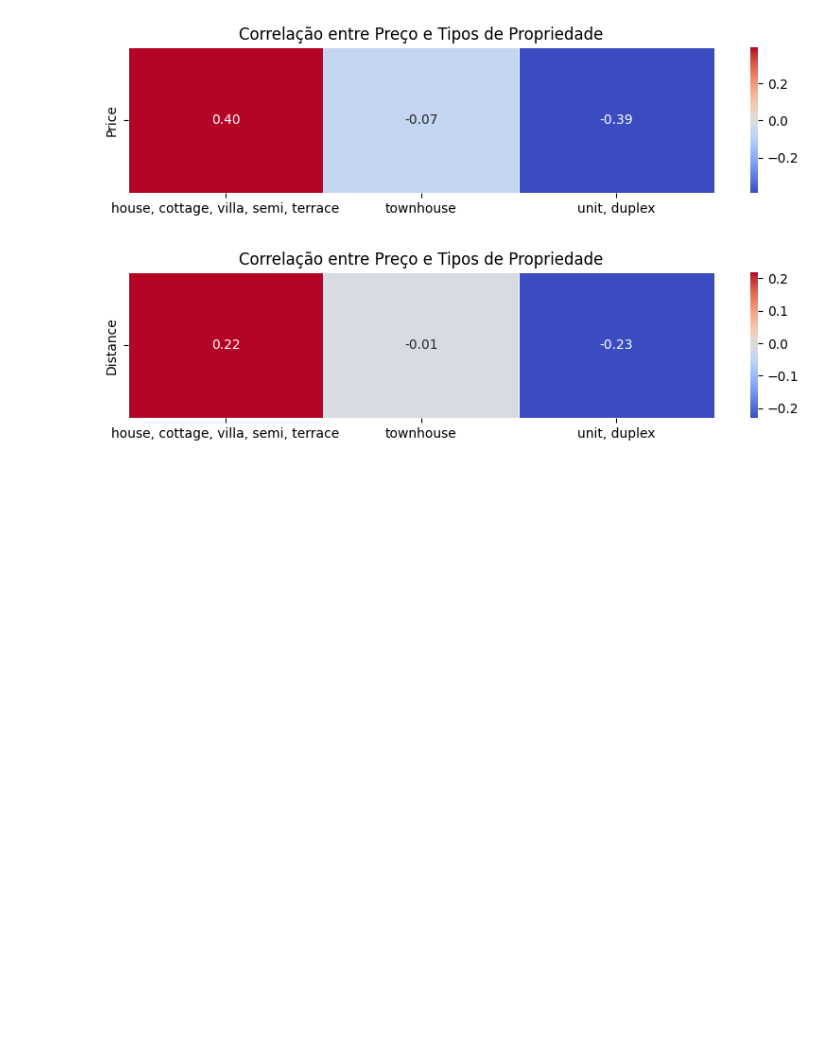
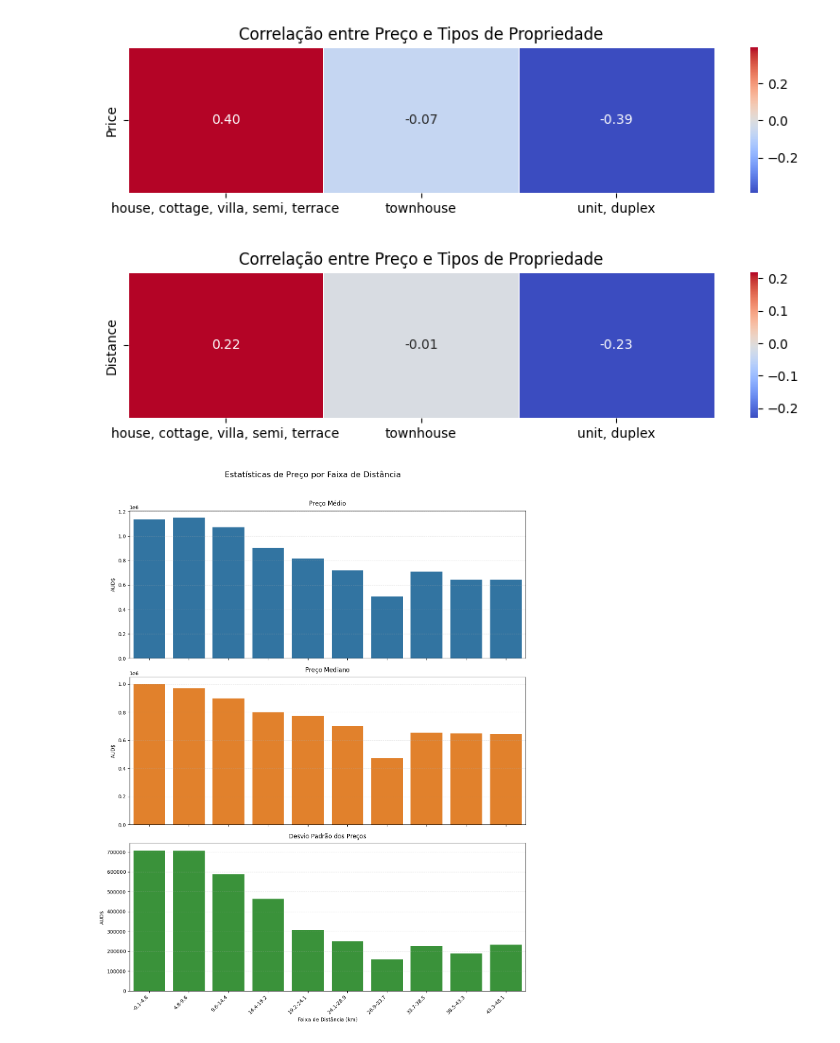
Before and after one commit to GaBevilacqua/CD, a Jupyter notebook: Melbourne.ipynb, the cells around one changed output. Drawn from its saved outputs; the diff is of its cells as text; code cells hidden in the pictures; blank space fills up the shorter version.

```diff
--- a/Melbourne.ipynb
+++ b/Melbourne.ipynb
@@ -170,3 +182,44 @@ plt.title("Correlação entre Preço e Tipos de Propriedade")
 plt.show()
 # %% [output]
 [figure]
+# %%
+# 1. Criar faixas de distância
+df['Faixa_Distancia'] = pd.cut(df['Distance'], bins=10, precision=1)
+
+# 2. Agrupar e calcular estatísticas
+df_stats = df.groupby('Faixa_Distancia', observed=True)['Price'].agg(
+    ['mean', 'median', 'std']).reset_index()
+
+# 3. Configuração dos gráficos
+fig, axes = plt.subplots(3, 1, figsize=(12, 15), sharex=True)
+plt.suptitle('Estatísticas de Preço por Faixa de Distância', y=1.02, fontsize=16)
+
+# Gráfico 1: Média
+sns.barplot(data=df_stats, x='Faixa_Distancia', y='mean', ax=axes[0], color='#1f77b4')
+axes[0].set_title('Preço Médio', pad=10)
+axes[0].set_ylabel('AUD$')
+axes[0].grid(axis='y', linestyle='--', alpha=0.3)
+
+# Gráfico 2: Mediana
+sns.barplot(data=df_stats, x='Faixa_Distancia', y='median', ax=axes[1], color='#ff7f0e')
+axes[1].set_title('Preço Mediano', pad=10)
+axes[1].set_ylabel('AUD$')
+axes[1].grid(axis='y', linestyle='--', alpha=0.3)
+
+# Gráfico 3: Desvio Padrão
+sns.barplot(data=df_stats, x='Faixa_Distancia', y='std', ax=axes[2], color='#2ca02c')
+axes[2].set_title('Desvio Padrão dos Preços', pad=10)
+axes[2].set_ylabel('AUD$')
+axes[2].set_xlabel('Faixa de Distância (km)')
+axes[2].grid(axis='y', linestyle='--', alpha=0.3)
+
+# Formatar rótulos do eixo X
+for ax in axes:
+    ax.set_xticklabels([f"{interval.left:.1f}-{interval.right:.1f}"
+                      for interval in df_stats['Faixa_Distancia']],
+                     rotation=45, ha='right')
+
+plt.tight_layout()
+plt.show()
+# %% [output]
+[figure, added]
```
Also changed, not shown: parts of 3 cells of this notebook.
